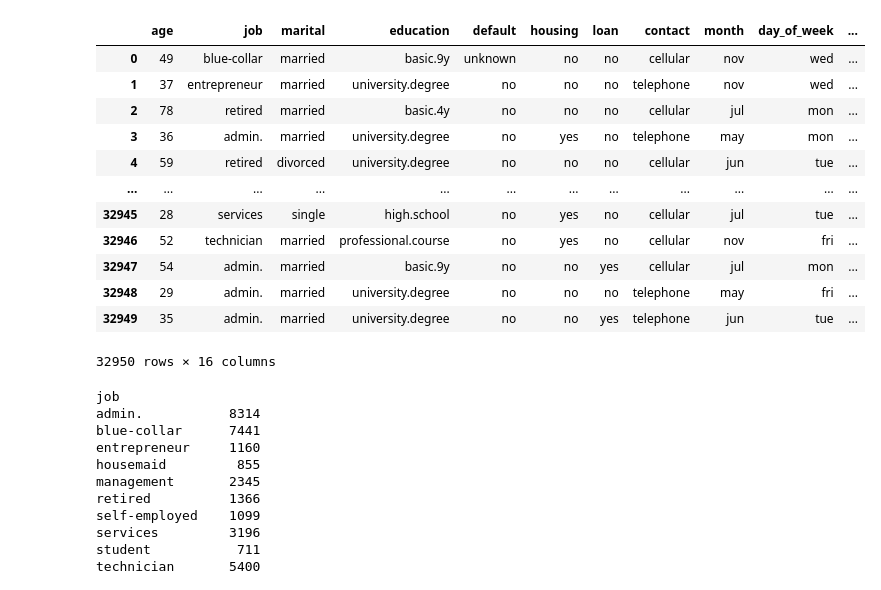
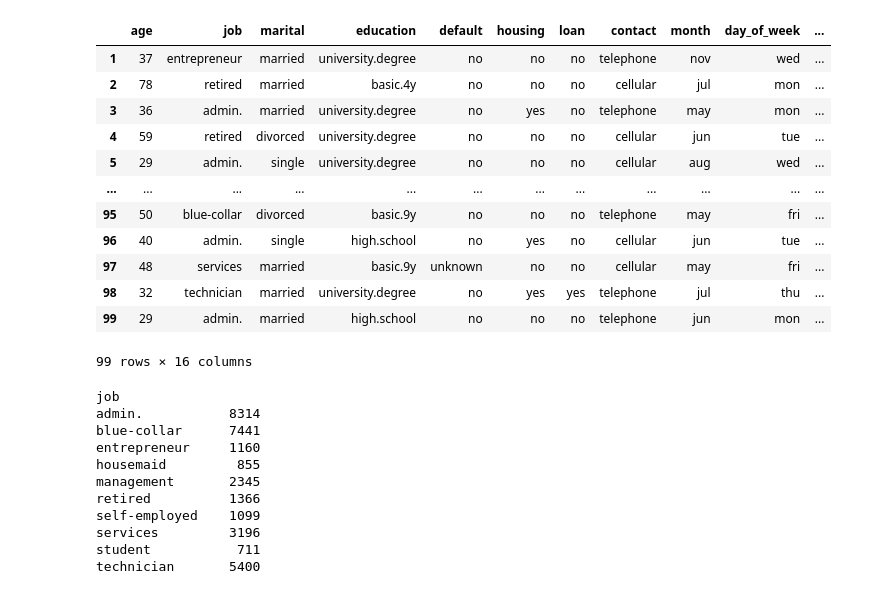
Before and after one commit to overdoseparsa/ML_Learn, a Jupyter notebook: classification/bank_job_prediation_classification.ipynb, the cells around one changed output. Drawn from its saved outputs; the diff is of its cells as text; code cells hidden in the pictures.

```diff
--- a/classification/bank_job_prediation_classification.ipynb
+++ b/classification/bank_job_prediation_classification.ipynb
@@ -7,21 +7,21 @@ from sklearn import preprocessing
 %matplotlib inline
 # %%
 df = pd.read_csv('new_train.csv')
-df
+df[1:100]
 # %% [output]
 |  | age | job | marital | education | default | housing | loan | contact | month | day_of_week | ... |
-| 0 | 49 | blue-collar | married | basic.9y | unknown | no | no | cellular | nov | wed | ... |
 | 1 | 37 | entrepreneur | married | university.degree | no | no | no | telephone | nov | wed | ... |
 | 2 | 78 | retired | married | basic.4y | no | no | no | cellular | jul | mon | ... |
 | 3 | 36 | admin. | married | university.degree | no | yes | no | telephone | may | mon | ... |
 | 4 | 59 | retired | divorced | university.degree | no | no | no | cellular | jun | tue | ... |
+| 5 | 29 | admin. | single | university.degree | no | no | no | cellular | aug | wed | ... |
 | ... | ... | ... | ... | ... | ... | ... | ... | ... | ... | ... | ... |
-| 32945 | 28 | services | single | high.school | no | yes | no | cellular | jul | tue | ... |
-| 32946 | 52 | technician | married | professional.course | no | yes | no | cellular | nov | fri | ... |
-| 32947 | 54 | admin. | married | basic.9y | no | no | yes | cellular | jul | mon | ... |
-| 32948 | 29 | admin. | married | university.degree | no | no | no | telephone | may | fri | ... |
-| 32949 | 35 | admin. | married | university.degree | no | no | yes | telephone | jun | tue | ... |
+| 95 | 50 | blue-collar | divorced | basic.9y | no | no | no | telephone | may | fri | ... |
+| 96 | 40 | admin. | single | high.school | no | yes | no | cellular | jun | tue | ... |
+| 97 | 48 | services | married | basic.9y | unknown | no | no | cellular | may | fri | ... |
+| 98 | 32 | technician | married | university.degree | no | yes | yes | telephone | jul | thu | ... |
+| 99 | 29 | admin. | married | high.school | no | no | no | telephone | jun | mon | ... |
-32950 rows × 16 columns
+99 rows × 16 columns
 # %%
 # student < technician < management
 # %%
```
Also changed, not shown: 2 other files.
